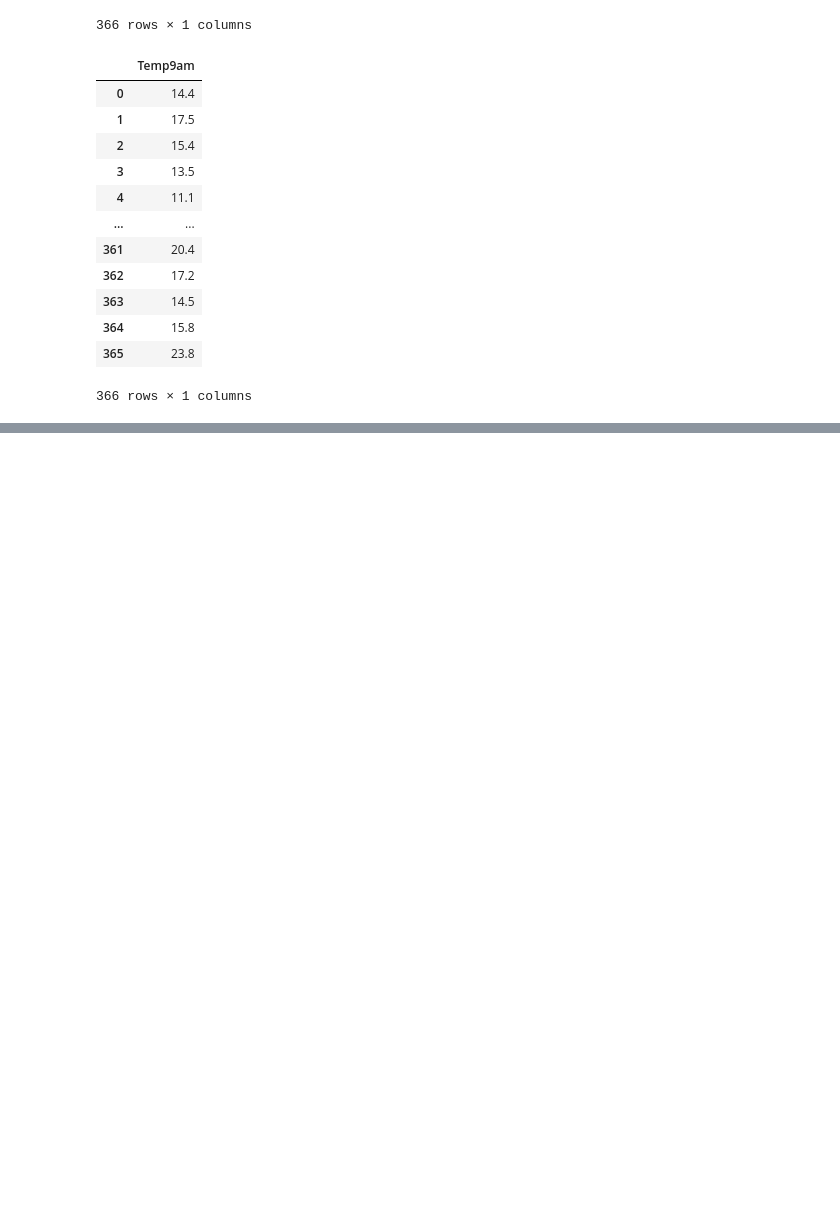
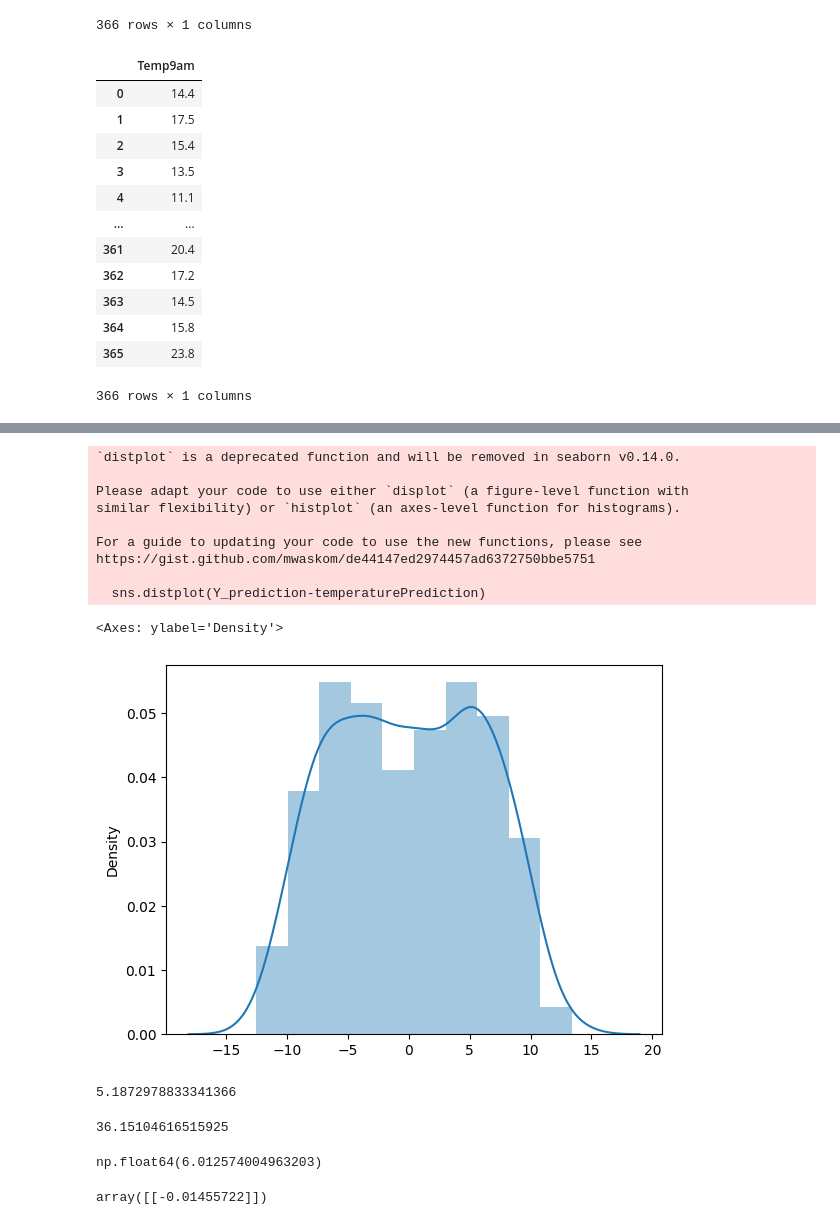
Before and after one commit to varshith-017/Regression_project, a Jupyter notebook: weather.ipynb, the cells around one changed output, grey strips where cells are left out. Saved outputs shown, nothing was run; the diff lists cells and outputs as text; code cells hidden in the pictures; blank space fills up the shorter version.

```diff
--- a/weather.ipynb
+++ b/weather.ipynb
@@ -126,0 +184,31 @@ array([[13.68438213],
+# %%
+sns.distplot(Y_prediction-temperaturePrediction)
+# %% [output]
+`distplot` is a deprecated function and will be removed in seaborn v0.14.0.
+
+Please adapt your code to use either `displot` (a figure-level function with
+similar flexibility) or `histplot` (an axes-level function for histograms).
+
+For a guide to updating your code to use the new functions, please see
+https://gist.github.com/mwaskom/de44147ed2974457ad6372750bbe5751
+
+  sns.distplot(Y_prediction-temperaturePrediction)
+<Axes: ylabel='Density'>
+[figure, added]
+# %%
+from sklearn import metrics
+metrics.mean_absolute_error(Y_prediction,temperaturePrediction)
+# %% [output]
+5.1872978833341366
+# %%
+metrics.mean_squared_error(Y_prediction,temperaturePrediction)
+# %% [output]
+36.15104616515925
+# %%
+numpyinstace.sqrt(metrics.mean_squared_error(Y_prediction,temperaturePrediction))
+# %% [output]
+np.float64(6.012574004963203)
+# %%
+model.coef_
+# %% [output]
+array([[-0.01455722]])
```
Also changed, not shown: parts of 13 cells of this notebook.
